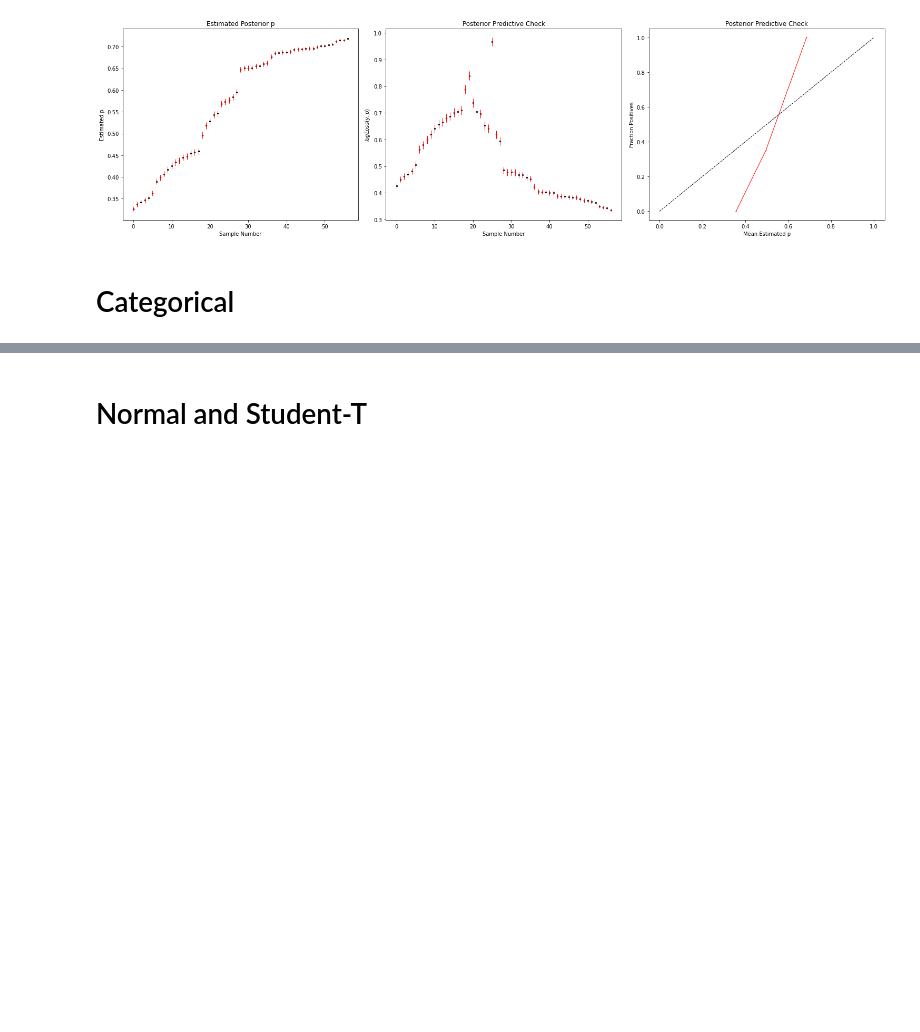
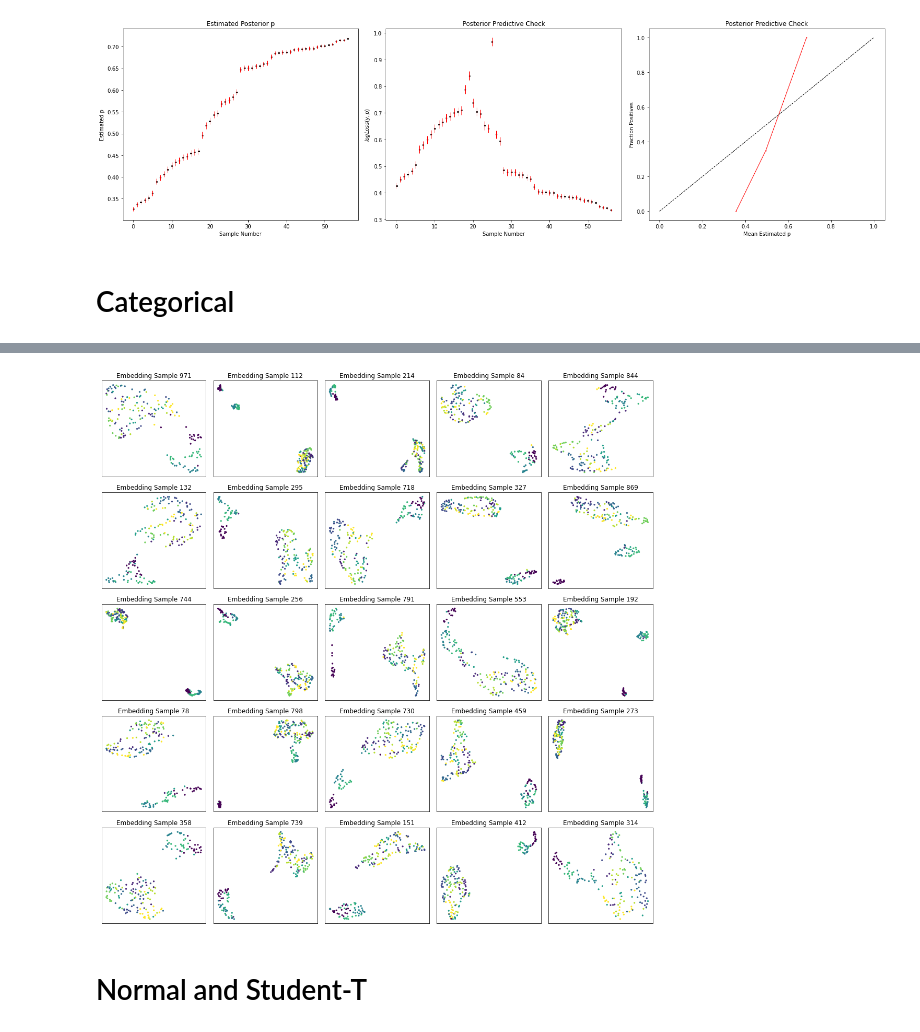
Before and after one commit to vb690/bayesian_ANN, a Jupyter notebook: perceptron_testing.py.ipynb, the cells around one changed output, grey strips where cells are left out. Cells and saved outputs as stored; diff of their text form; code cells hidden in the pictures; blank space fills up the shorter version.

```diff
--- a/perceptron_testing.py.ipynb
+++ b/perceptron_testing.py.ipynb
@@ -110,7 +110,7 @@ categorical_perceptron.fit(n=50000)
 categorical_traces = categorical_perceptron.predict(
     X_ts,
     y_ts,
-    ['layer_1', 'p']
+    ['dense_1', 'p']
 )
 # %% [output]
 [interactive output not drawn]
@@ -125,11 +127,13 @@ visulize_categorical_post(
 # %%
 visualize_embedding(
-    embedding=categorical_traces['layer_1'],
+    embedding=categorical_traces['dense_1'],
     y=y_ts,
     metric='cosine',
     n_epochs=2000,
     random_state=666
 )
+# %% [output]
+[figure, added]
 # %% [markdown]
 # Normal and Student-T
 # %%
```
Also changed, not shown: parts of 12 cells of this notebook, 2 other files.
